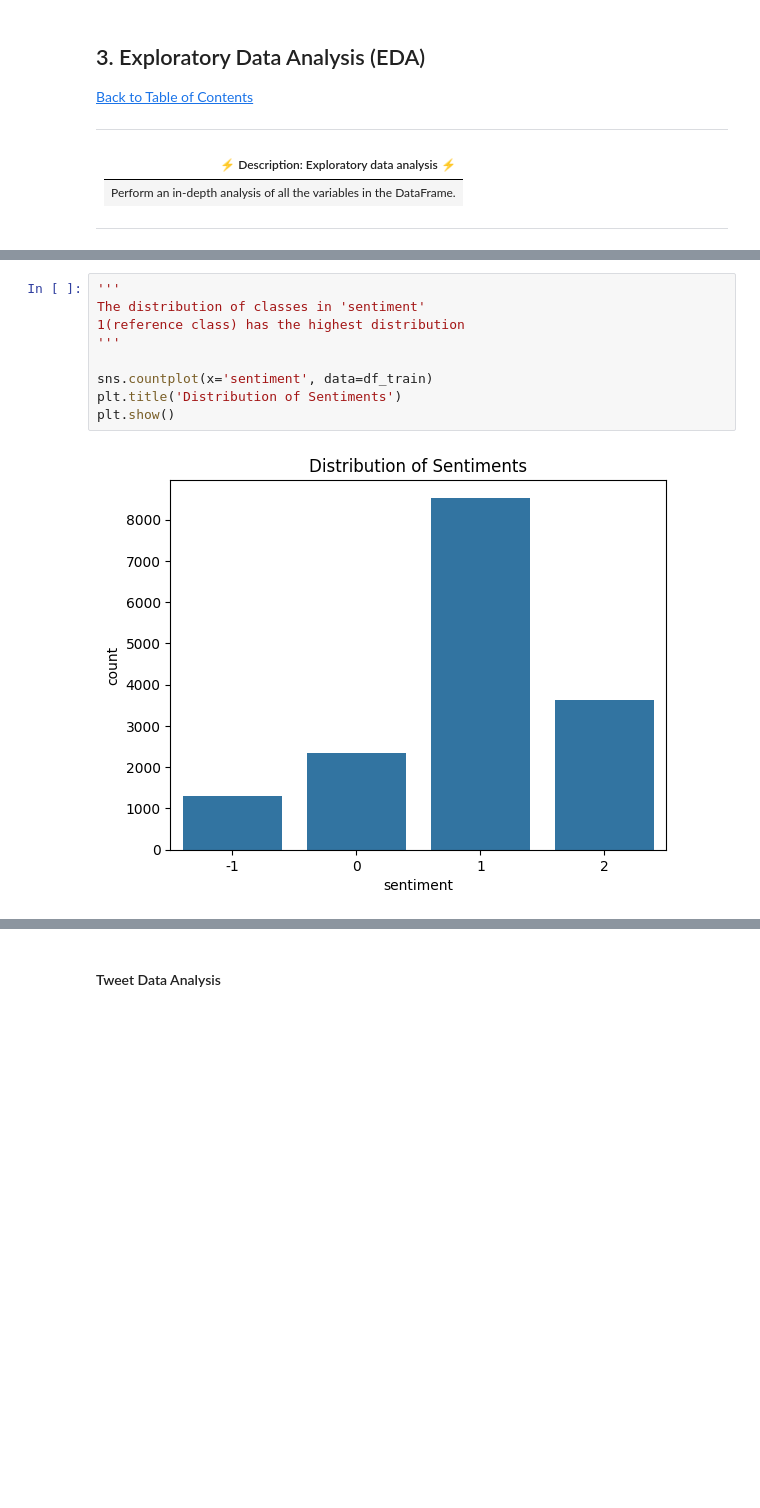
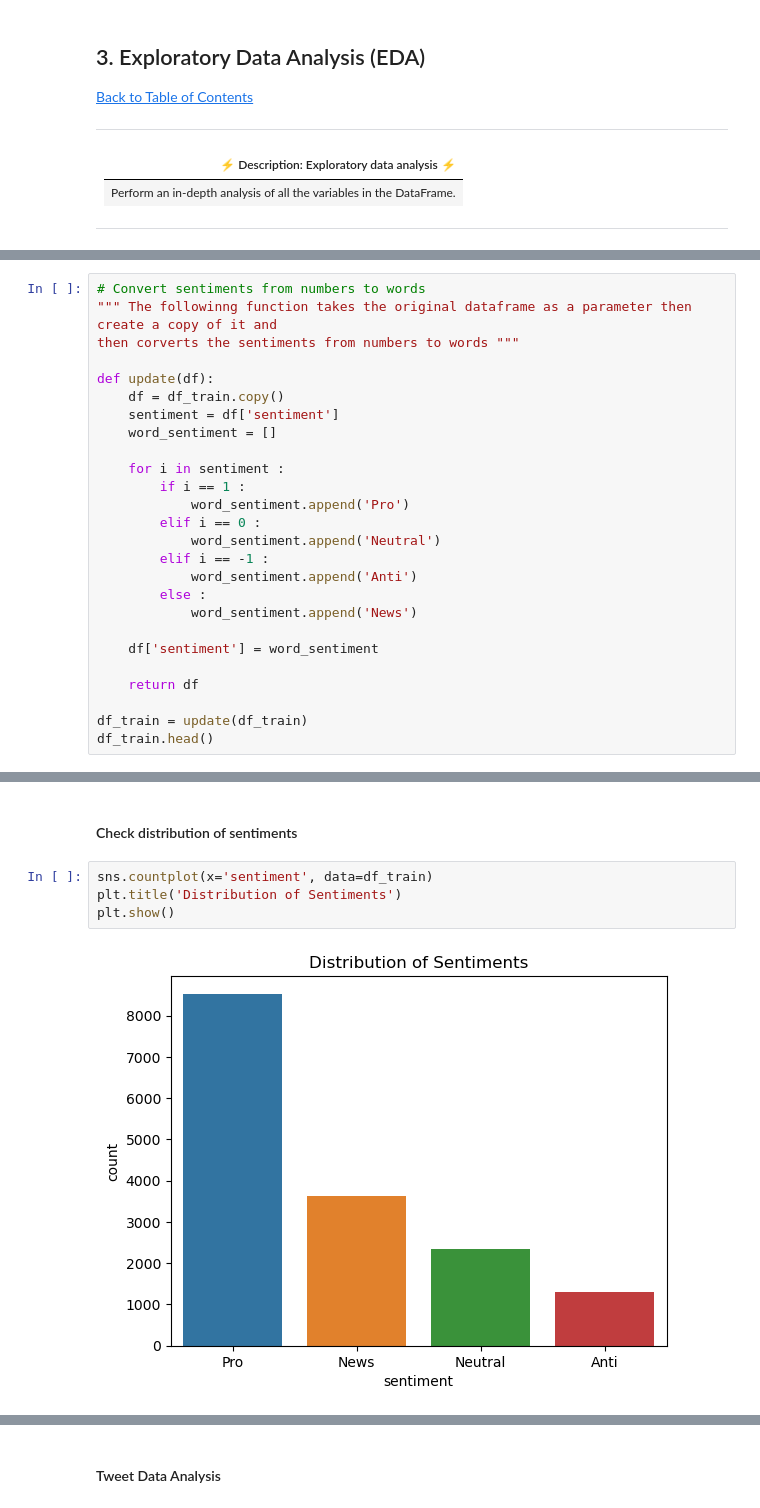
Before and after one commit to gzukhanye/Classification-Sprint-2307FTDS-TEAM-JM5, a Jupyter notebook: JM5_Notebook.ipynb, the cells around one changed output, grey strips where cells are left out. Drawn from its saved outputs; the diff is of its cells as text; blank space fills up the shorter version.

```diff
--- a/JM5_Notebook.ipynb
+++ b/JM5_Notebook.ipynb
@@ -125,0 +178,26 @@ memory usage: 164.9+ KB
+# %%
+# Convert sentiments from numbers to words
+""" The followinng function takes the original dataframe as a parameter then create a copy of it and
+then corverts the sentiments from numbers to words """
+
+def update(df):
+    df = df_train.copy()
+    sentiment = df['sentiment']
+    word_sentiment = []
+
+    for i in sentiment :
+        if i == 1 :
+            word_sentiment.append('Pro')
+        elif i == 0 :
+            word_sentiment.append('Neutral')
+        elif i == -1 :
+            word_sentiment.append('Anti')
+        else :
+            word_sentiment.append('News')
+
+    df['sentiment'] = word_sentiment
+
+    return df
+
+df_train = update(df_train)
+df_train.head()
@@ -126,11 +230,8 @@ memory usage: 164.9+ KB
+# %% [markdown]
+#### Check distribution of sentiments
 # %%
-'''
-The distribution of classes in 'sentiment'
-1(reference class) has the highest distribution
-'''
-
 sns.countplot(x='sentiment', data=df_train)
 plt.title('Distribution of Sentiments')
 plt.show()
 # %% [output]
-[figure, old version]
+[figure, new version]
```
Also changed, not shown: parts of 36 cells of this notebook.
